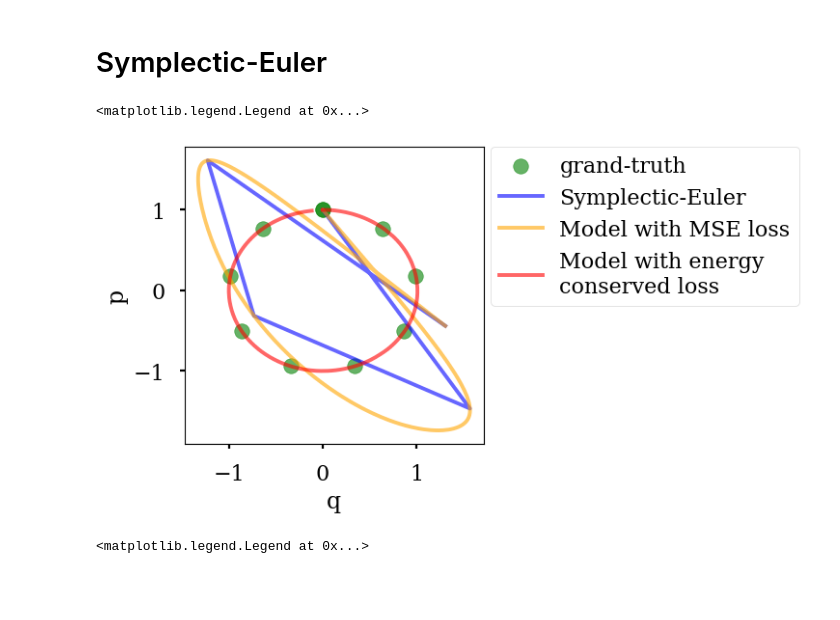
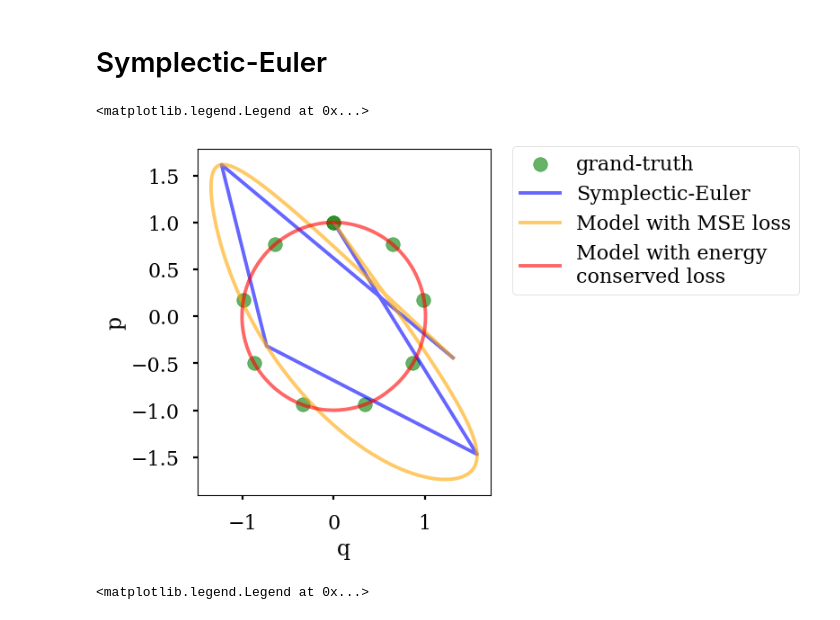
Before and after one commit to tayfununal/solving_hamiltonian_with_deeplearning, a Jupyter notebook: stage.ipynb, the cells around one changed output. Saved outputs shown, nothing was run; the diff lists cells and outputs as text; code cells hidden in the pictures; blank space fills up the shorter version.

```diff
--- a/stage.ipynb
+++ b/stage.ipynb
@@ -203,26 +203,26 @@ def s_ho_V(q):
 s_ho_model = Hamiltonian(solver=symplectic_euler(s_ho_T, s_ho_V, initial_point=[0.,1.], t_interval=[0, 2*np.pi], h=5), input_dim=1, output_dim=2,
             hidden_layer=20, each_neuron=64, activation_func=tf.math.sin, epoch=5000 ,batch_size=2000, learning_rate=0.0001, h_for_t_created=10000)
 # %%
-plt.figure(figsize = (4, 4))
+plt.figure(figsize = (4.2, 5))
 plt.xlabel('q', fontsize=17)
 plt.ylabel('p', fontsize=17)
 
 s_ho_test_t = np.sort(np.random.uniform(0,2*np.pi,1000))
 s_ho_prediction_mse = s_ho_model.model_train(s_ho_test_t)
 s_ho_prediction_energy = s_ho_model.energy_model_train(s_ho_test_t)
 
 # grand-truth
 plt.scatter(tf.math.sin(np.linspace(0.,2*np.pi,10)), tf.math.cos(np.linspace(0.,2*np.pi,10)), c="green", alpha=0.6, label='grand-truth')
 # symplectic euler
 plt.plot(s_ho_model.z[:,0], s_ho_model.z[:,1], c="blue", alpha=0.6, label='Symplectic-Euler')
 # NN with mse
 plt.plot(s_ho_prediction_mse[:,0], s_ho_prediction_mse[:,1], c="orange", alpha=0.6, label='Model with MSE loss')
 # NN with energy loss
 plt.plot(s_ho_prediction_energy[:,0], s_ho_prediction_energy[:,1], c="red", alpha=0.6, label='Model with energy\nconserved loss')
 plt.legend(loc='upper right', bbox_to_anchor=(2.09, 1.036))
 # %% [output]
 <matplotlib.legend.Legend at 0x...>
-[figure, old version]
+[figure, new version]
 # %%
 plt.figure(figsize = (4, 4))
 plt.xlabel('t', fontsize=17)
```
Also changed, not shown: parts of 16 cells of this notebook.
